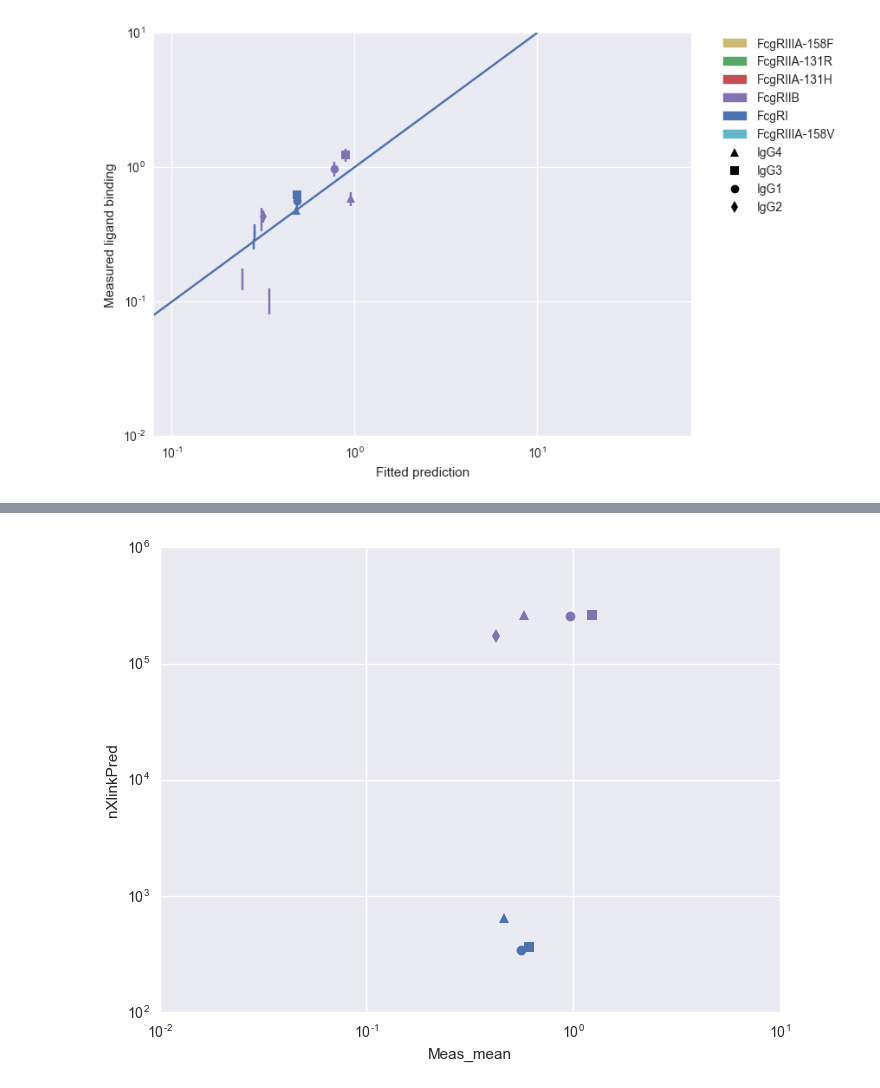
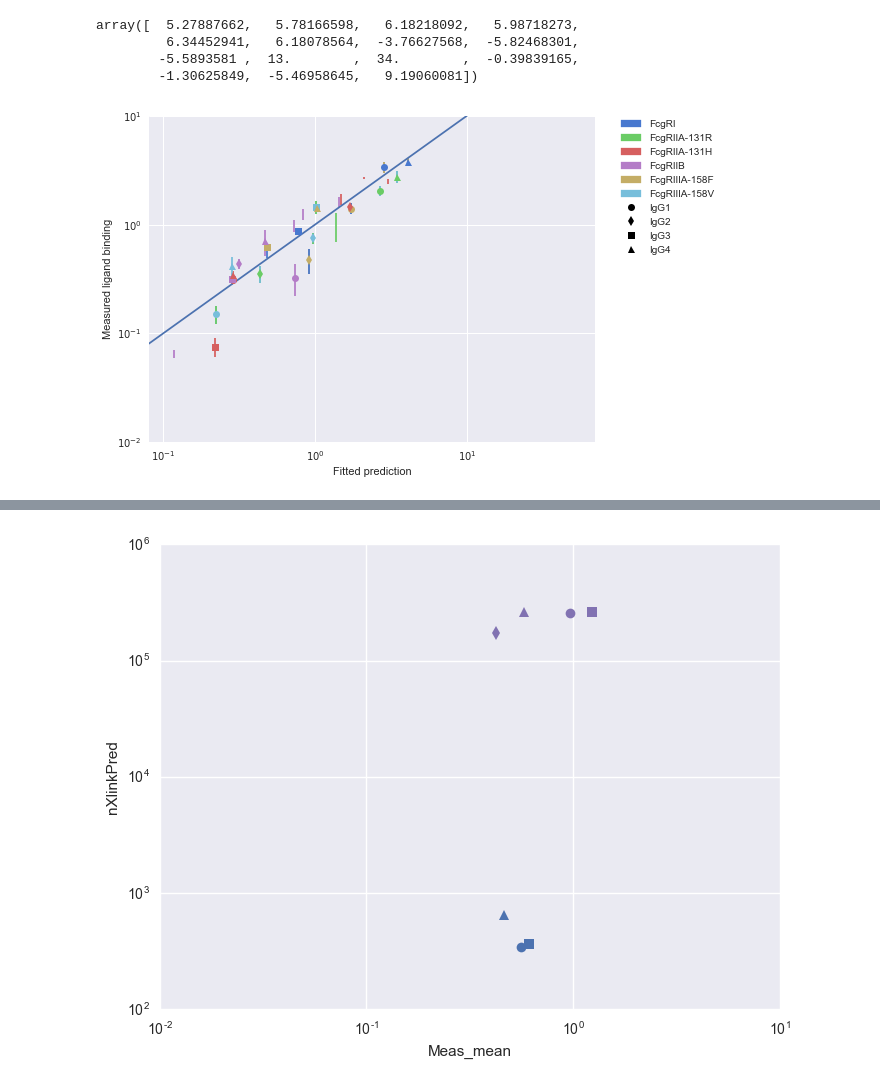
Before and after one commit to meyer-lab/FcgR-binding, a Jupyter notebook: Chain Analysis.ipynb, the cells around one changed output, grey strips where cells are left out. Saved outputs shown, nothing was run; the diff lists cells and outputs as text; code cells hidden in the pictures.

```diff
--- a/Chain Analysis.ipynb
+++ b/Chain Analysis.ipynb
@@ -5,22 +5,33 @@ import numpy as np
 import pandas as pd
 import matplotlib.pyplot as plt
 import importlib
-import StoneHelper
-import StoneModel
-import seaborn as sns
+from recepmod import StoneHelper
+from recepmod import StoneModel
+from recepmod.figures import Figure1
+from recepmod.figures import Figure2
 
-#sns.color_palette()
-
-importlib.reload(StoneHelper)
-importlib.reload(StoneModel)
-
-M, dset = StoneHelper.read_chain("mcmc_chain.h5")
+M, dset = StoneHelper.read_chain("var_mcmc_chain.h5")
 
 bestIDX = np.argmax(dset['LL'])
 
 p = dset.iloc[bestIDX,:][2:].as_matrix()
 
-StoneHelper.plotFit(StoneHelper.getFitMeasMergedSummarized(M, p))
+#Figure2.plotFit(StoneHelper.getFitMeasMergedSummarized(M, p))
+
+p
 # %% [output]
-[figure, removed]
+array([  5.27887662,   5.78166598,   6.18218092,   5.98718273,
+         6.34452941,   6.18078564,  -3.76627568,  -5.82468301,
+        -5.5893581 ,  13.        ,  34.        ,  -0.39839165,
+        -1.30625849,  -5.46958645,   9.19060081])
+# %%
+M, dset = StoneHelper.read_chain("mcmc_chain.h5")
+
+bestIDX = np.argmax(dset['LL'])
+
+p = dset.iloc[bestIDX,:][2:].as_matrix()
+
+Figure2.plotFit(StoneHelper.getFitMeasMergedSummarized(M, p))
+# %% [output]
+[figure, added]
 # %%
```
Also changed, not shown: parts of 2 cells of this notebook, 2 other files.
